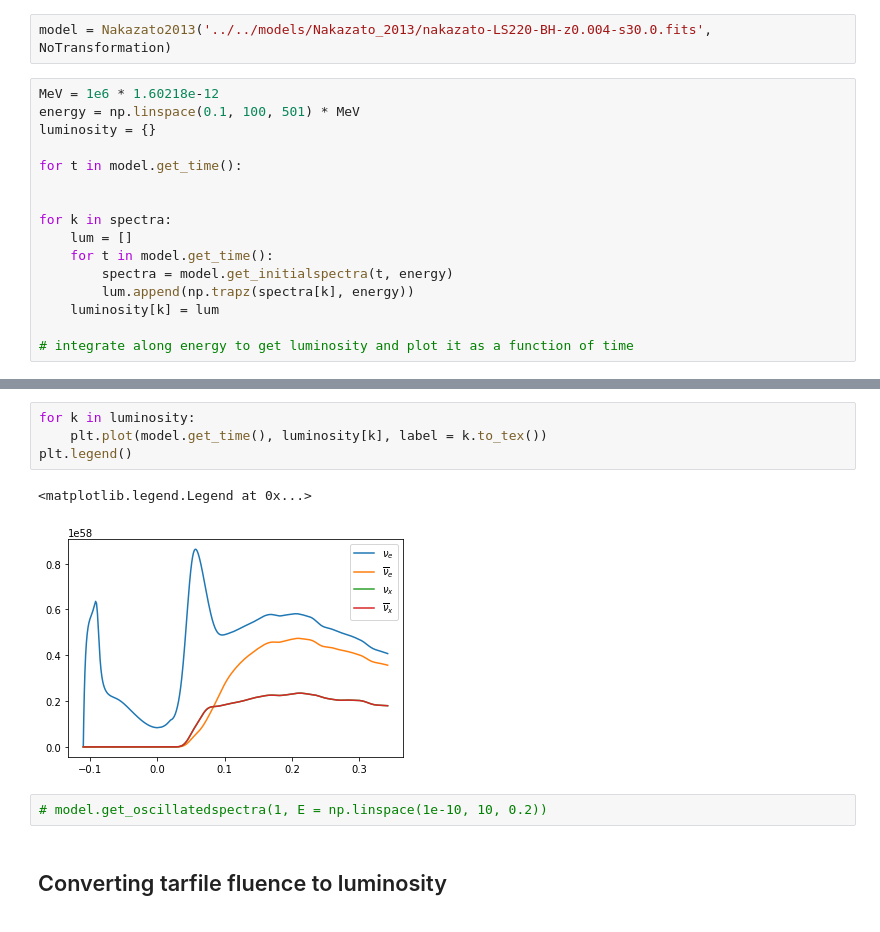
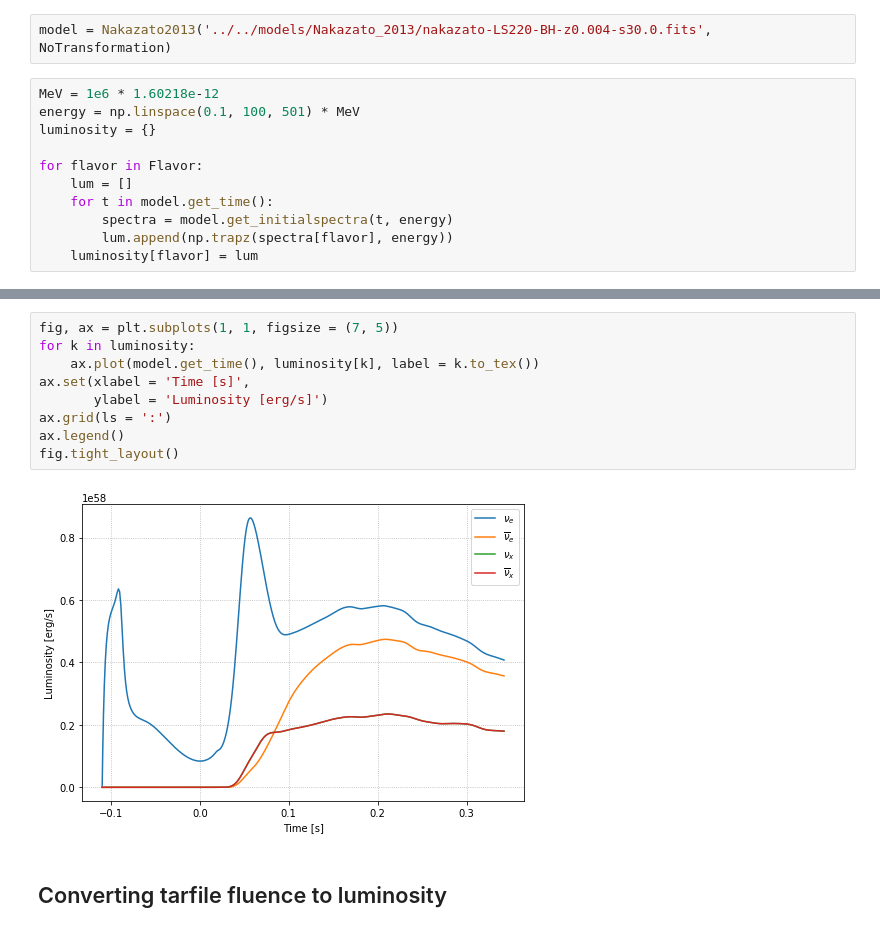
Before and after one commit to SNEWS2/snewpy, a Jupyter notebook: doc/nb/fluence_to_luminosity.ipynb, the cells around one changed output, grey strips where cells are left out. Saved outputs shown, nothing was run; the diff lists cells and outputs as text.

Commit message:
Corrected units and updated luminosity vs time plots

```diff
--- a/doc/nb/fluence_to_luminosity.ipynb
+++ b/doc/nb/fluence_to_luminosity.ipynb
@@ -18,14 +16,9 @@ MeV = 1e6 * 1.60218e-12
 energy = np.linspace(0.1, 100, 501) * MeV
 luminosity = {}
 
-for t in model.get_time():
-
-
-for k in spectra:
+for flavor in Flavor:
     lum = []
     for t in model.get_time():
         spectra = model.get_initialspectra(t, energy)
-        lum.append(np.trapz(spectra[k], energy))
-    luminosity[k] = lum
-
-# integrate along energy to get luminosity and plot it as a function of time
+        lum.append(np.trapz(spectra[flavor], energy))
+    luminosity[flavor] = lum
@@ -50,12 +25,14 @@ for k in spectra:
 # %%
+fig, ax = plt.subplots(1, 1, figsize = (7, 5))
 for k in luminosity:
-    plt.plot(model.get_time(), luminosity[k], label = k.to_tex())
-plt.legend()
+    ax.plot(model.get_time(), luminosity[k], label = k.to_tex())
+ax.set(xlabel = 'Time [s]',
+       ylabel = 'Luminosity [erg/s]')
+ax.grid(ls = ':')
+ax.legend()
+fig.tight_layout()
 # %% [output]
-<matplotlib.legend.Legend at 0x...>
-[figure, old version]
+[figure, new version]
-# %%
-# model.get_oscillatedspectra(1, E = np.linspace(1e-10, 10, 0.2))
 # %% [markdown]
 ## Converting tarfile fluence to luminosity
 # %%
```
Also changed, not shown: parts of 6 cells of this notebook.
